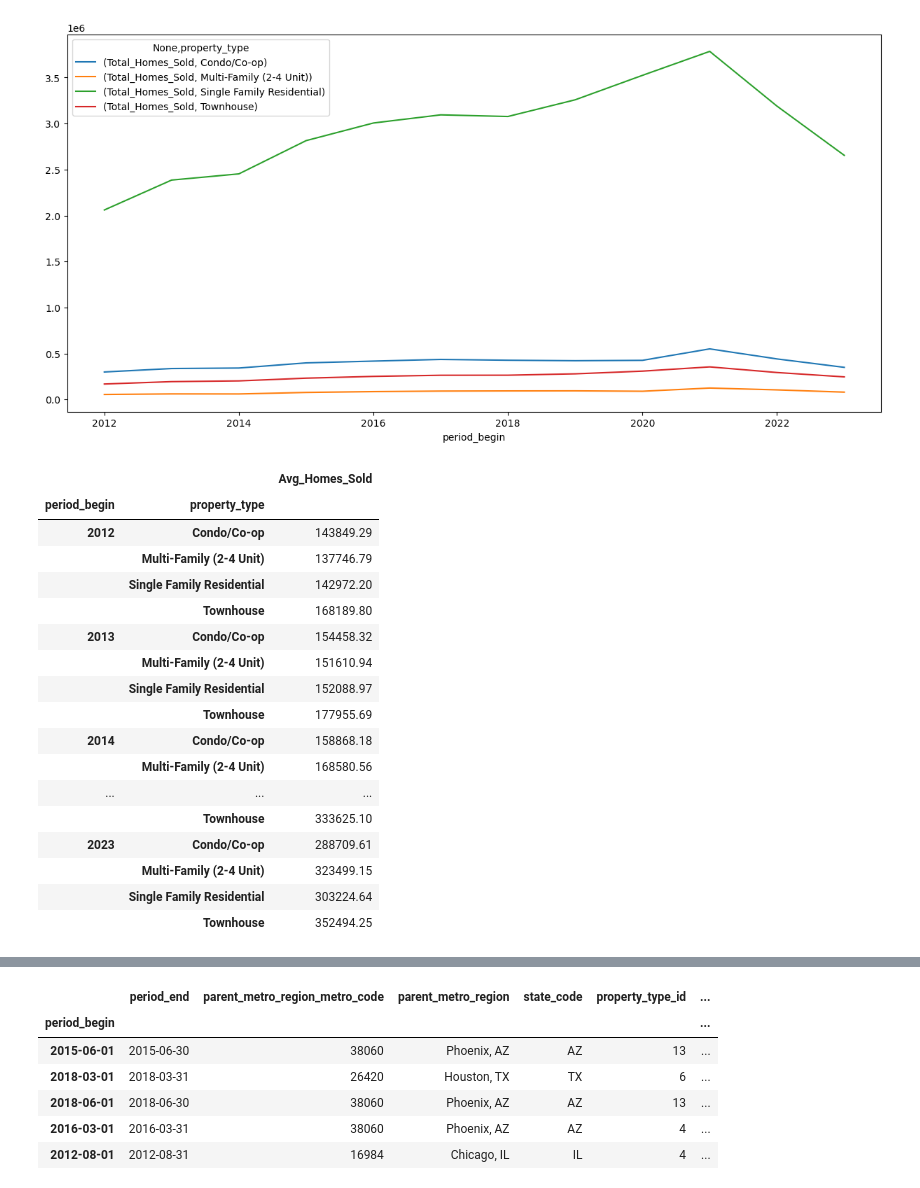
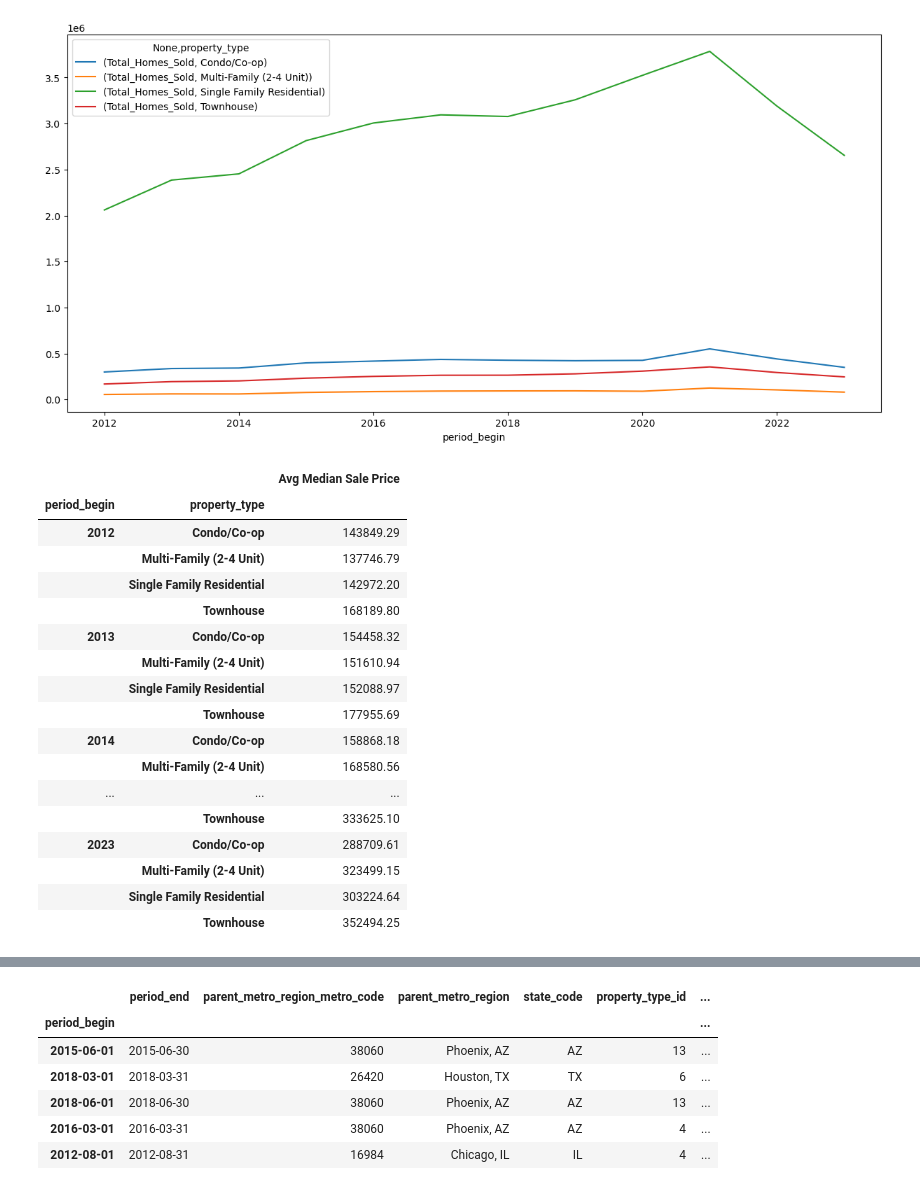
Before and after one commit to mvenegas011/Project1_Group7, a Jupyter notebook: Metro_Homes.ipynb, the cells around one changed output, grey strips where cells are left out. Saved outputs shown, nothing was run; the diff lists cells and outputs as text; code cells hidden in the pictures.

```diff
--- a/Metro_Homes.ipynb
+++ b/Metro_Homes.ipynb
@@ -161,10 +161,10 @@ df_homes2.unstack().plot(ax=ax)
 [figure]
 # %%
 #get home median sales by hometype
-df_homes3=df_homes1_hometype.groupby([df_homes1_hometype.index.year, 'property_type'])['median_sale_price'].agg(['mean']).rename(columns={'mean':'Avg_Homes_Sold'}).round(2)
+df_homes3=df_homes1_hometype.groupby([df_homes1_hometype.index.year, 'property_type'])['median_sale_price'].agg(['mean']).rename(columns={'mean':'Avg Median Sale Price'}).round(2)
 df_homes3
 # %% [output]
-|  |  | Avg_Homes_Sold |
+|  |  | Avg Median Sale Price |
 | period_begin | property_type |  |
 | 2012 | Condo/Co-op | 143849.29 |
 |  | Multi-Family (2-4 Unit) | 137746.79 |
```
Also changed, not shown: parts of 6 cells of this notebook, 1 other file.
